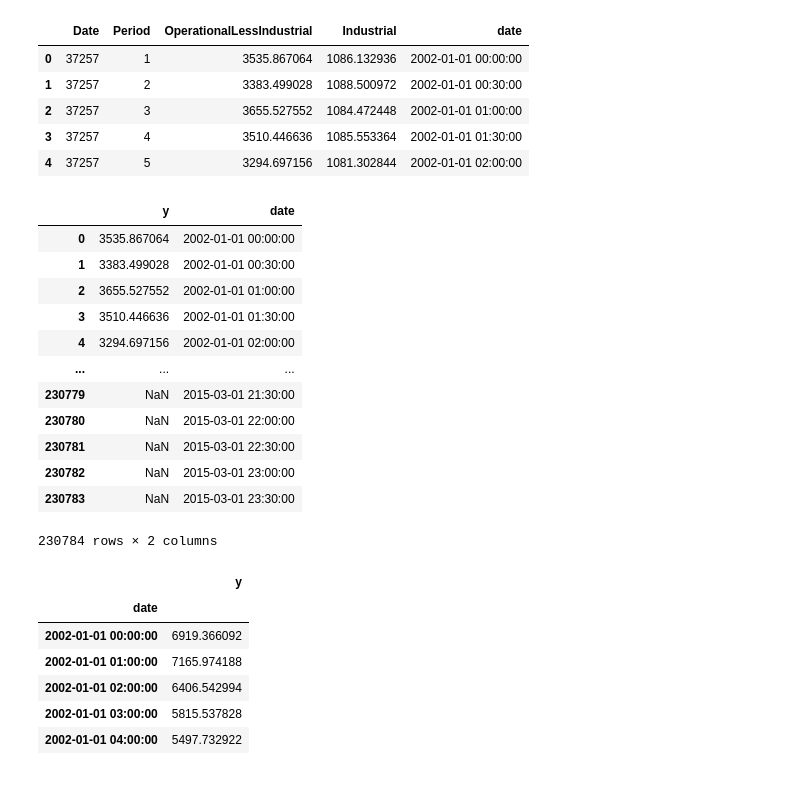
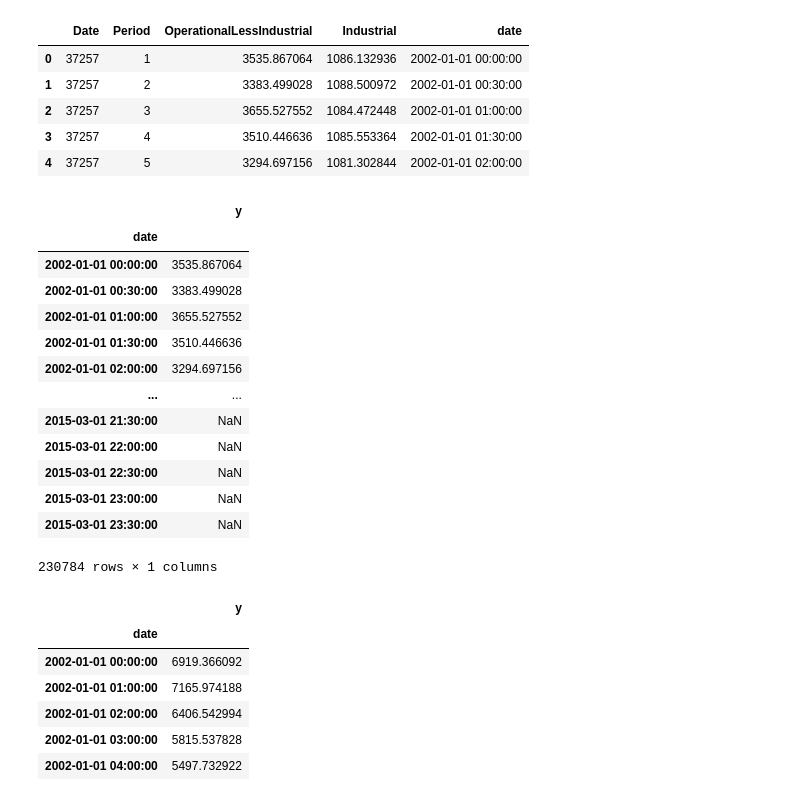
Before and after one commit to Pepe-Chuy/MPST-2025-I, a Jupyter notebook: TEMA-1/Clase6_PreparacionDatosModelosPronostico.ipynb, the cells around one changed output. Saved outputs shown, nothing was run; the diff lists cells and outputs as text; code cells hidden in the pictures.

```diff
--- a/TEMA-1/Clase6_PreparacionDatosModelosPronostico.ipynb
+++ b/TEMA-1/Clase6_PreparacionDatosModelosPronostico.ipynb
@@ -403,7 +469,11 @@ Las entradas en la columna de fecha son números enteros que representan el núm
 # 1. Usar la fecha base
 # 2. Usar la columna Date para construir un objeto Timedelta ('d')
 # 3. Usar la columna Period para construir un objeto Timedelta ('m')
-df['date'] =
+df['date'] = df.apply(lambda x:
+                      pd.to_datetime('1899-12-30') + \
+                      pd.Timedelta(x['Date'], unit='d') + \
+                      pd.Timedelta(x['Period'] - 1, unit='m') * 30, axis=1
+)
 df.head()
 # %% [output]
 |  | Date | Period | OperationalLessIndustrial | Industrial | date |
@@ -414,23 +484,25 @@ df.head()
 | 4 | 37257 | 5 | 3294.697156 | 1081.302844 | 2002-01-01 02:00:00 |
 # %%
 # Selección de las variables de interés
-timeseries = df[['OperationalLessIndustrial', 'date']]
+timeseries = df[['OperationalLessIndustrial', 'date']].copy()
 timeseries.columns = ['y', 'date']
 
+timeseries.set_index('date', inplace=True)
 timeseries
 # %% [output]
-|  | y | date |
-| 0 | 3535.867064 | 2002-01-01 00:00:00 |
-| 1 | 3383.499028 | 2002-01-01 00:30:00 |
-| 2 | 3655.527552 | 2002-01-01 01:00:00 |
-| 3 | 3510.446636 | 2002-01-01 01:30:00 |
-| 4 | 3294.697156 | 2002-01-01 02:00:00 |
-| ... | ... | ... |
-| 230779 | NaN | 2015-03-01 21:30:00 |
-| 230780 | NaN | 2015-03-01 22:00:00 |
-| 230781 | NaN | 2015-03-01 22:30:00 |
-| 230782 | NaN | 2015-03-01 23:00:00 |
-| 230783 | NaN | 2015-03-01 23:30:00 |
+|  | y |
+| date |  |
+| 2002-01-01 00:00:00 | 3535.867064 |
+| 2002-01-01 00:30:00 | 3383.499028 |
+| 2002-01-01 01:00:00 | 3655.527552 |
+| 2002-01-01 01:30:00 | 3510.446636 |
+| 2002-01-01 02:00:00 | 3294.697156 |
+| ... | ... |
+| 2015-03-01 21:30:00 | NaN |
+| 2015-03-01 22:00:00 | NaN |
+| 2015-03-01 22:30:00 | NaN |
+| 2015-03-01 23:00:00 | NaN |
+| 2015-03-01 23:30:00 | NaN |
-230784 rows × 2 columns
+230784 rows × 1 columns
 # %%
 # Hacer un re muestreo de los datos para que queden de forma horaria (sumarlos) 'H' y sumar
```
Also changed, not shown: parts of 43 cells of this notebook, 1 other file.
